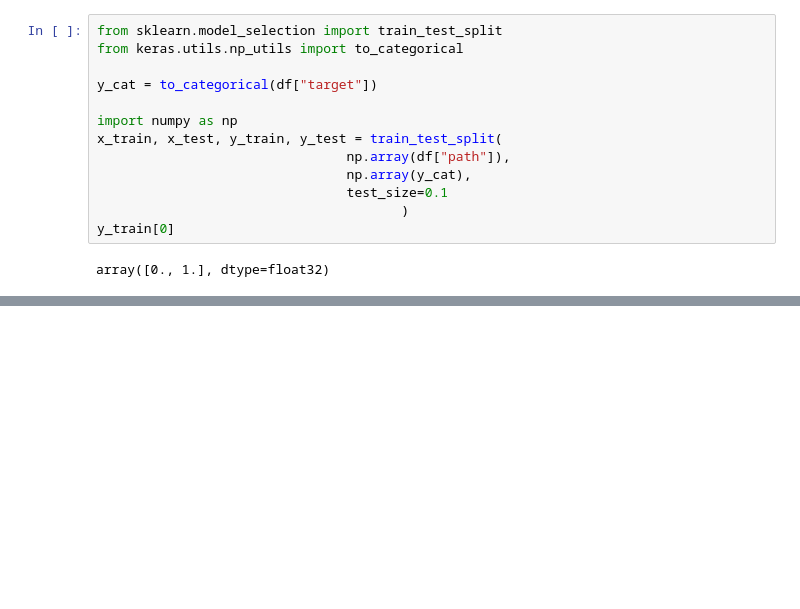
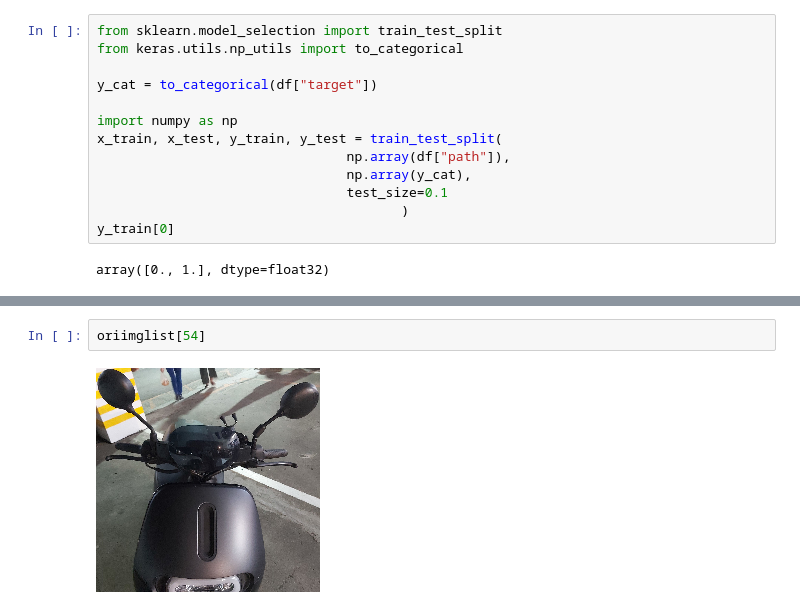
Before and after one commit to Whaleman0423/Project_Scooter_Model_Image_Recognition, a Jupyter notebook: Stealmodel_video_scooter_2.ipynb, the cells around one changed output, grey strips where cells are left out. Cells and saved outputs as stored; diff of their text form; blank space fills up the shorter version.

```diff
--- a/Stealmodel_video_scooter_2.ipynb
+++ b/Stealmodel_video_scooter_2.ipynb
@@ -163,0 +185,4 @@ cnn.evaluate(x, y)
+# %%
+oriimglist[54]
+# %% [output]
+[figure, added]
```
Also changed, not shown: parts of 9 cells of this notebook.
